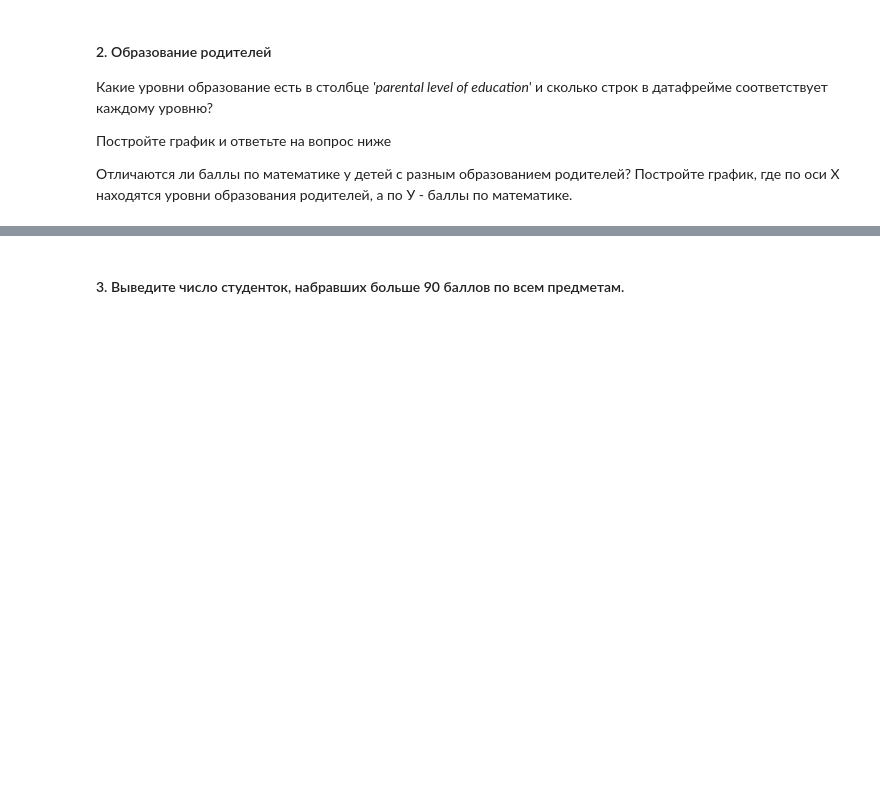
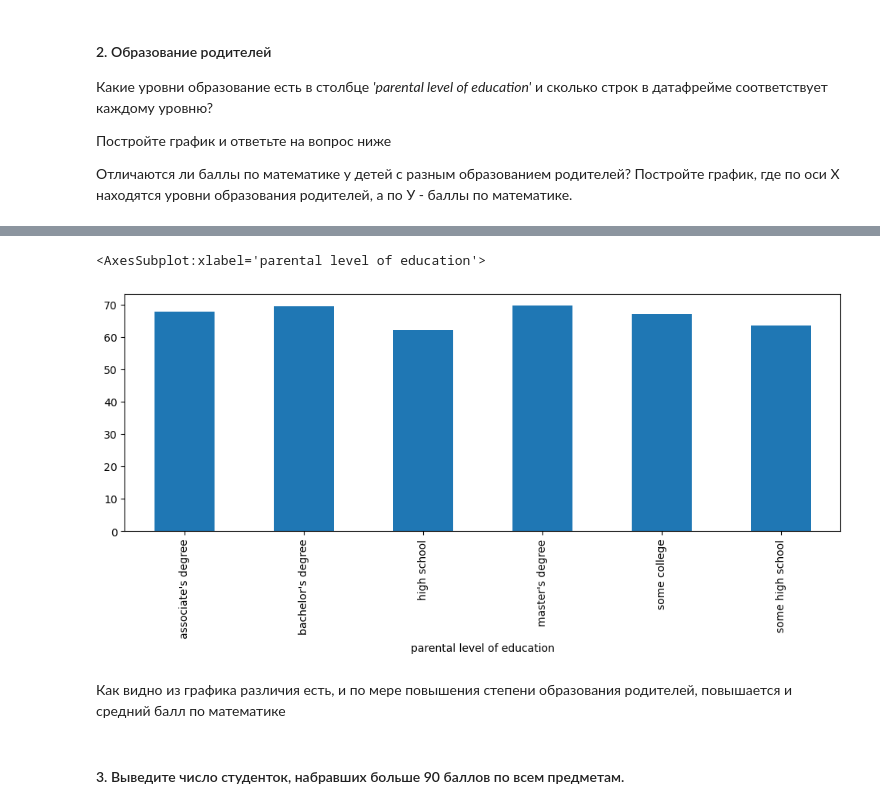
Before and after one commit to sasha-sem/data_mining_lessons, a Jupyter notebook: 1. Введение/4. Практика_Визуальный_анализ_данных_(Matplotlib_Seaborn_Pandas)_Часть_2.ipynb, the cells around one changed output, grey strips where cells are left out. Drawn from its saved outputs; the diff is of its cells as text; code cells hidden in the pictures; blank space fills up the shorter version.

```diff
--- a/1. Введение/4. Практика_Визуальный_анализ_данных_(Matplotlib_Seaborn_Pandas)_Часть_2.ipynb
+++ b/1. Введение/4. Практика_Визуальный_анализ_данных_(Matplotlib_Seaborn_Pandas)_Часть_2.ipynb
@@ -53,2 +96,10 @@ df
+# %%
+plt.figure(figsize=(12,4))
+df.groupby('parental level of education').mean()['math score'].plot(kind='bar')
+# %% [output]
+<AxesSubplot:xlabel='parental level of education'>
+[figure, added]
+# %% [markdown]
+Как видно из графика различия есть, и по мере повышения степени образования родителей, повышается и средний балл по математике
 # %% [markdown]
 #### 3. Выведите число студенток, набравших больше 90 баллов по всем предметам.
```
Also changed, not shown: parts of 14 cells of this notebook, 1 other file.
